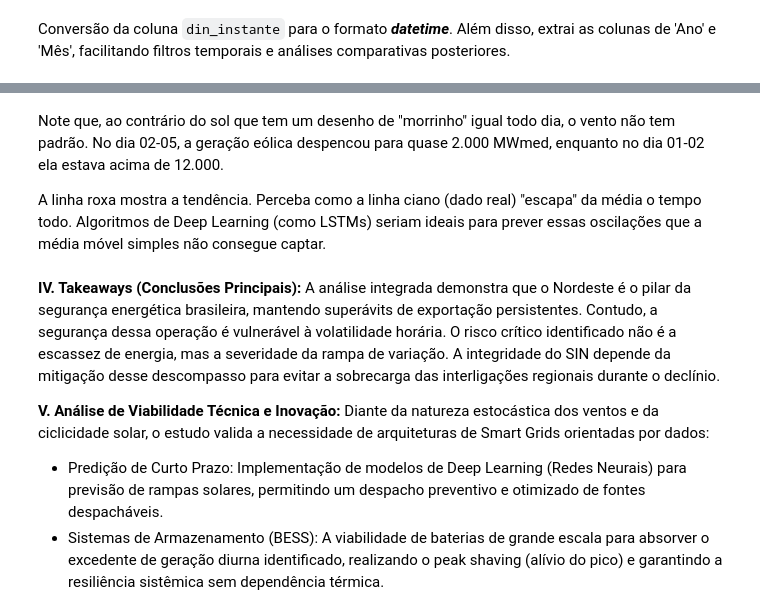
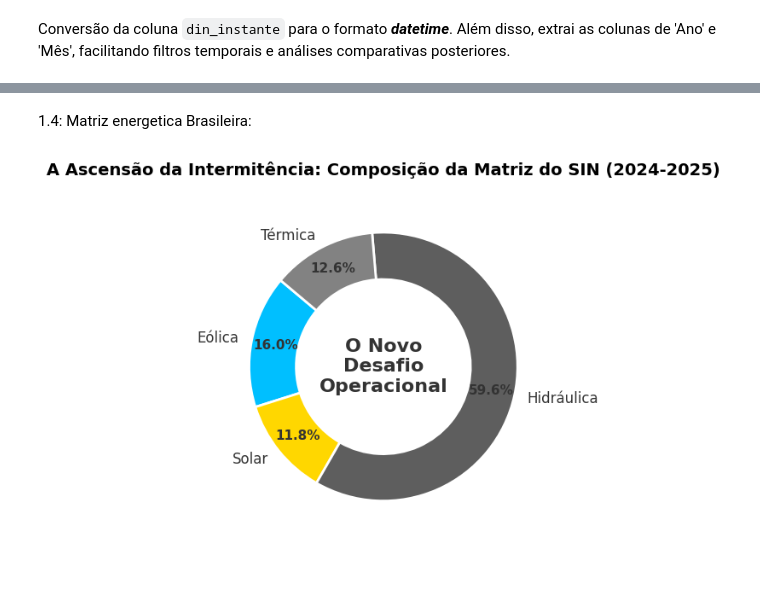
Before and after one commit to Vitoria-Emanuele/visualizacao_de_dados, a Jupyter notebook: ECVD.ipynb, the cells around one changed output, grey strips where cells are left out. Drawn from its saved outputs; the diff is of its cells as text; code cells hidden in the pictures; blank space fills up the shorter version.

```diff
--- a/ECVD.ipynb
+++ b/ECVD.ipynb
@@ -429,12 +140,42 @@ plt.show()
-# %% [markdown]
-Note que, ao contrário do sol que tem um desenho de "morrinho" igual todo dia, o vento não tem padrão. No dia 02-05, a geração eólica despencou para quase 2.000 MWmed, enquanto no dia 01-02 ela estava acima de 12.000.
-
-A linha roxa mostra a tendência. Perceba como a linha ciano (dado real) "escapa" da média o tempo todo. Algoritmos de Deep Learning (como LSTMs) seriam ideais para prever essas oscilações que a média móvel simples não consegue captar.
-# %% [markdown]
-**IV. Takeaways (Conclusões Principais):**
-A análise integrada demonstra que o Nordeste é o pilar da segurança energética brasileira, mantendo superávits de exportação persistentes. Contudo, a segurança dessa operação é vulnerável à volatilidade horária. O risco crítico identificado não é a escassez de energia, mas a severidade da rampa de variação. A integridade do SIN depende da mitigação desse descompasso para evitar a sobrecarga das interligações regionais durante o declínio.
-
-**V. Análise de Viabilidade Técnica e Inovação:**
-Diante da natureza estocástica dos ventos e da ciclicidade solar, o estudo valida a necessidade de arquiteturas de Smart Grids orientadas por dados:
-* Predição de Curto Prazo: Implementação de modelos de Deep Learning (Redes Neurais) para previsão de rampas solares, permitindo um despacho preventivo e otimizado de fontes despacháveis.
-* Sistemas de Armazenamento (BESS): A viabilidade de baterias de grande escala para absorver o excedente de geração diurna identificado, realizando o peak shaving (alívio do pico) e garantindo a resiliência sistêmica sem dependência térmica.
+# %% [markdown]
+1.4: Matriz energetica Brasileira:
+# %%
+
+df_sin = df[df['id_subsistema'] == 'SIN']
+
+# somar o total gerado por cada fonte de 2024-2025
+total_hidraulica = df_sin['val_gerhidraulica'].sum()
+total_termica = df_sin['val_gertermica'].sum()
+total_eolica = df_sin['val_gereolica'].sum()
+total_solar = df_sin['val_gersolar'].sum()
+
+fontes = ['Eólica', 'Solar', 'Hidráulica', 'Térmica']
+valores = [total_eolica, total_solar, total_hidraulica, total_termica]
+
+# paleta de cores estrategica (principio do foco visual)
+cores = ['#00BFFF', '#FFD700', '#5e5e5e', '#828282']
+
+# construcao da Figura
+fig, ax = plt.subplots(figsize=(5, 5))
+
+
+wedges, texts, autotexts = ax.pie(valores, labels=fontes, autopct='%1.1f%%',
+                                  startangle=140, colors=cores, pctdistance=0.82,
+                                  wedgeprops=dict(width=0.35, edgecolor='white', linewidth=2))
+
+# Estilização das fontes
+plt.setp(autotexts, size=11, weight="bold", color="#333333")
+plt.setp(texts, size=12, color="#333333")
+
+# 5. Título com Storytelling (Destacando a mensagem central) [1]
+plt.title('A Ascensão da Intermitência: Composição da Matriz do SIN (2024-2025)',
+          fontsize=14, weight='bold', pad=20)
+
+# 6. Anotação Central: Entrega o insight de urgência de forma clara [1]
+ax.text(0, 0, 'O Novo\nDesafio\nOperacional', ha='center', va='center',
+        fontsize=16, weight='bold', color='#333333')
+
+plt.tight_layout()
+plt.show()
+# %% [output]
+[figure, added]
```
Also changed, not shown: parts of 39 cells of this notebook, 2 other files.
